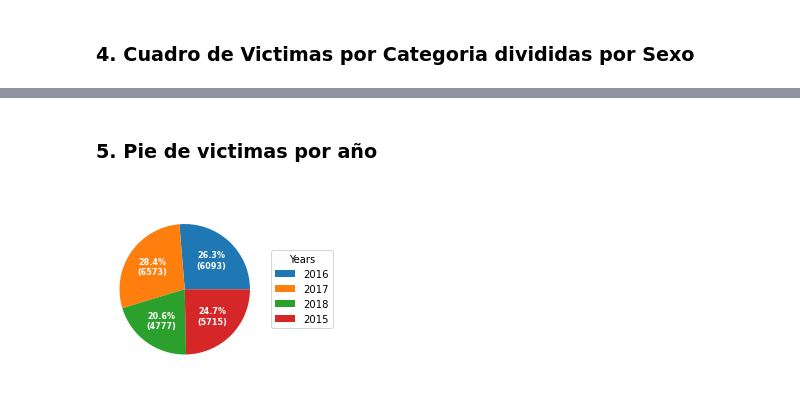
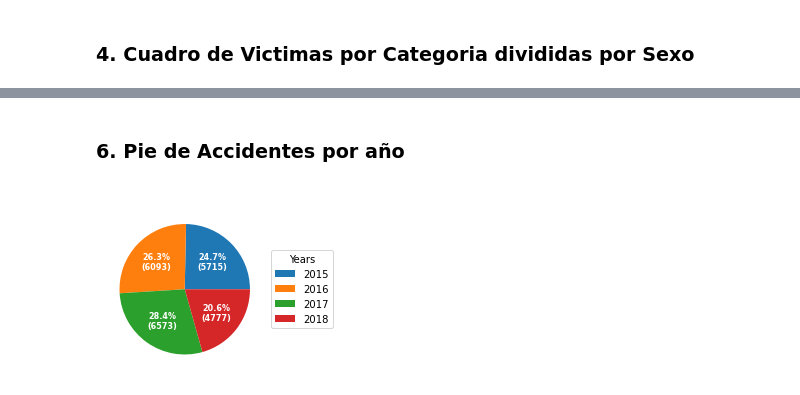
Before and after one commit to juniorpeves/Notebook-Visualization, a Jupyter notebook: ProyectoFinal-BI.ipynb, the cells around one changed output, grey strips where cells are left out. Cells and saved outputs as stored; diff of their text form; code cells hidden in the pictures.

```diff
--- a/ProyectoFinal-BI.ipynb
+++ b/ProyectoFinal-BI.ipynb
@@ -95,28 +151,29 @@ data1
 # %% [markdown]
-### 5. Pie de victimas por año
+### 6. Pie de Accidentes por año
 # %%
 year = list(set(df['Year']))
+year.sort()
 cantidad = []
 for a in range(4):
     cantidad.append(len(df[(Q1['Year'] == year[a])]))
 
 fig, ax = plt.subplots(figsize=(6, 3), subplot_kw=dict(aspect="equal"))
 
 data = cantidad
 ingredients = year
 
 def func(pct, allvals):
     absolute = int(np.round(pct/100.*np.sum(allvals)))
     return "{:.1f}%\n({:d})".format(pct, absolute)
 
 wedges, texts, autotexts = ax.pie(data, autopct=lambda pct: func(pct, data),textprops=dict(color="w"))
 ax.legend(wedges, ingredients,title="Years",loc="center left",
 bbox_to_anchor=(1, 0, 0.5, 1))
 
 plt.setp(autotexts, size=8, weight="bold")
 
 ax.set_title("Accidentados por año", color="w")
 
 plt.show()
 # %% [output]
-[figure, old version]
+[figure, new version]
```
Also changed, not shown: parts of 9 cells of this notebook, 1 other file.
